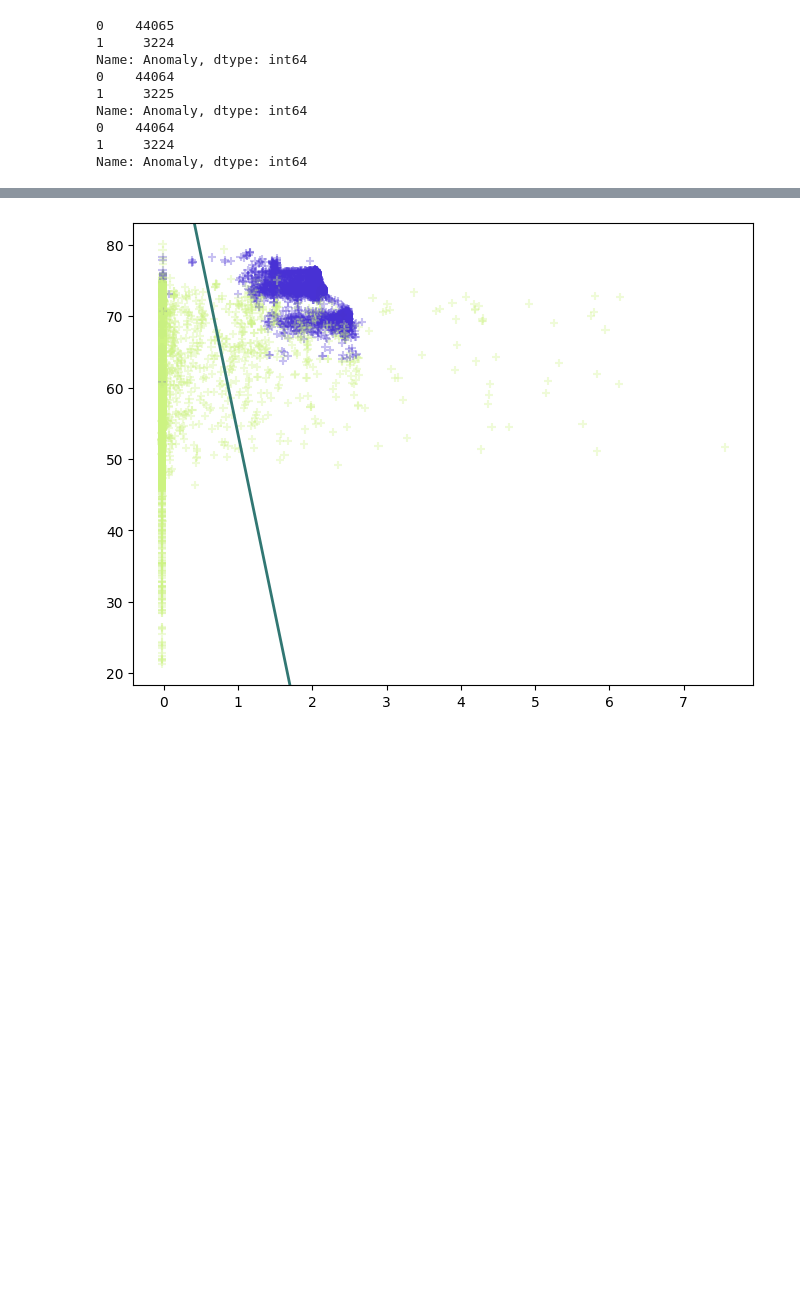
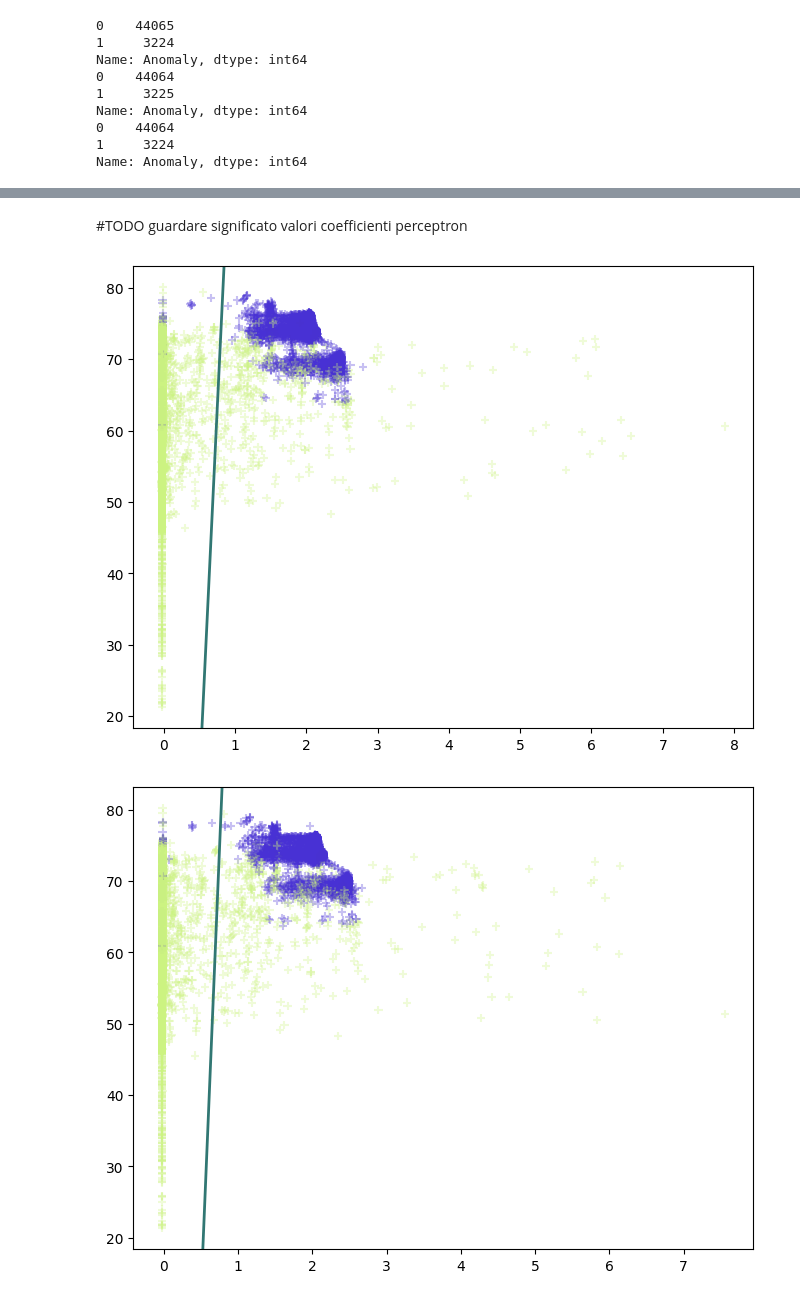
Before and after one commit to AlessandroSciarrillo/DIA-project, a Jupyter notebook: test_metro3.ipynb, the cells around one changed output, grey strips where cells are left out. Saved outputs shown, nothing was run; the diff lists cells and outputs as text; code cells hidden in the pictures; blank space fills up the shorter version.

```diff
--- a/test_metro3.ipynb
+++ b/test_metro3.ipynb
@@ -451,0 +447,16 @@ array([0, 1], dtype=uint8)
+# %%
+from sklearn.preprocessing import StandardScaler
+from sklearn.pipeline import Pipeline
+from sklearn.linear_model import Perceptron
+
+model = Pipeline([
+    ("scaler", StandardScaler()),
+    ("perceptron", Perceptron())
+])
+
+grid = {
+    "scaler": [None, StandardScaler()],
+    "perceptron__penalty": ["l2", "l1", "elasticnet"],
+    "perceptron__alpha": np.logspace(-3, 3, 7),
+    "perceptron__fit_intercept": [False, True]
+}
@@ -452,26 +514,35 @@ array([0, 1], dtype=uint8)
+# %% [markdown]
+#TODO guardare significato valori coefficienti perceptron
 # %%
 diagnosis_color_map = {0:'#CCF381', 1:'#4831D4'}
-
 
 def separator_2d(model, x1):
     # ricaviamo w e b dal modello
     w = model.coef_[0]
     b = model.intercept_[0]
     # riportiamo in NumPy la formula sopra
     return -x1 * w[0] / w[1] - b / w[1]
 
 def plot_separator_on_data(X, y, model=None):
     X = np.array(X)
     colors = pd.Series(y).map(diagnosis_color_map)
     plt.figure(figsize=(8, 6))
     plt.scatter(X[:, 0], X[:, 1], c=colors, alpha=0.3, marker="+", s=35)
     if model is not None:
         xlim, ylim = plt.xlim(), plt.ylim()
         sep_x = np.linspace(*xlim, 2)
         sep_y = separator_2d(model, sep_x)
         plt.plot(sep_x, sep_y, c="#317773", linewidth=2)
         plt.xlim(xlim); plt.ylim(ylim)
 
-plot_separator_on_data(X_val.loc[:, ["DV_pressure","Oil_temperature"]], y_val, model)
+model1 = Perceptron()
+model2 = Perceptron()
+
+model1.fit(X1_train.loc[:, ["DV_pressure","Oil_temperature_lag1"]], y1_train)
+model2.fit(X2_train.loc[:, ["DV_pressure_lag1","Oil_temperature_lag2"]], y2_train)
+
+plot_separator_on_data(X1_val.loc[:, ["DV_pressure","Oil_temperature_lag1"]], y1_val, model1)
+plot_separator_on_data(X2_val.loc[:, ["DV_pressure_lag1","Oil_temperature_lag2"]], y2_val, model2)
 # %% [output]
-[figure, old version]
+[figure, new version]
+[figure, added]
```
Also changed, not shown: parts of 34 cells of this notebook.
